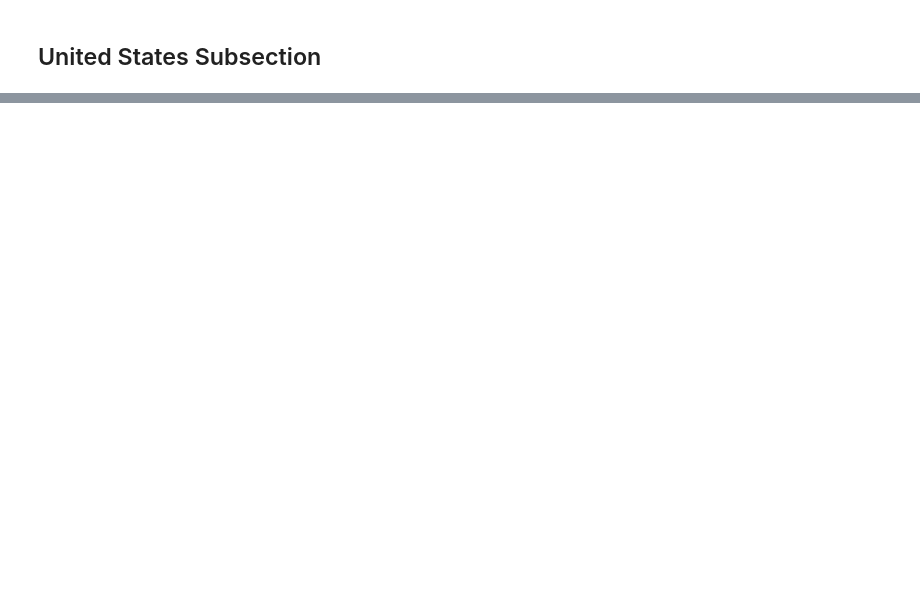
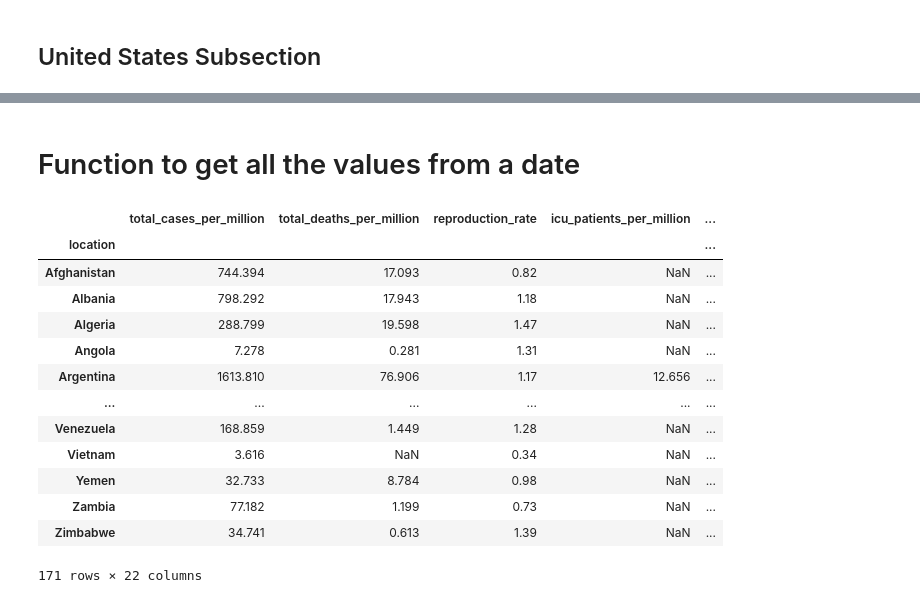
Before and after one commit to COGS118B/group_template, a Jupyter notebook: data_analysis.ipynb, the cells around one changed output, grey strips where cells are left out. Drawn from its saved outputs; the diff is of its cells as text; code cells hidden in the pictures; blank space fills up the shorter version.

```diff
--- a/data_analysis.ipynb
+++ b/data_analysis.ipynb
@@ -94,0 +95,62 @@ len(df['date'].unique())
+# %% [markdown]
+# Function to get all the values from a date
+# %%
+def clean_data_for_date(df, date):
+    """
+    Cleans the DataFrame by finding the data from a specified date, indexing by the location
+    and selecting only certain columns
+
+    Args:
+    df (pd.DataFrame): Input DataFrame.
+    date (string): Formatted like YYYY-MM-DD.
+
+    Returns:
+    pd.DataFrame: Cleaned up DataFrame.
+    """
+    df = df[df['date'] == date]
+    df = df.set_index('location')[
+        [
+            'total_cases_per_million',
+            'total_deaths_per_million',
+            'reproduction_rate',
+            'icu_patients_per_million',
+            'hosp_patients_per_million',
+            'total_tests_per_thousand',
+            'new_tests_per_thousand',
+            'positive_rate',
+            'tests_per_case',
+            'total_vaccinations_per_hundred',
+            'people_vaccinated_per_hundred',
+            'people_fully_vaccinated_per_hundred',
+            'total_boosters_per_hundred',
+            'stringency_index',
+            'population_density',
+            'extreme_poverty',
+            'cardiovasc_death_rate',
+            'handwashing_facilities',
+            'hospital_beds_per_thousand',
+            'life_expectancy',
+            'human_development_index',
+            'population'
+        ]
+    ]
+    df = df.drop('World')
+    return df[df.isna().sum(axis=1) <= 12]
+# %%
+df_loc = clean_data_for_date(df, '2020-07-01')
+df_loc
+# %% [output]
+|  | total_cases_per_million | total_deaths_per_million | reproduction_rate | icu_patients_per_million | ... |
+| location |  |  |  |  | ... |
+| Afghanistan | 744.394 | 17.093 | 0.82 | NaN | ... |
+| Albania | 798.292 | 17.943 | 1.18 | NaN | ... |
+| Algeria | 288.799 | 19.598 | 1.47 | NaN | ... |
+| Angola | 7.278 | 0.281 | 1.31 | NaN | ... |
+| Argentina | 1613.810 | 76.906 | 1.17 | 12.656 | ... |
+| ... | ... | ... | ... | ... | ... |
+| Venezuela | 168.859 | 1.449 | 1.28 | NaN | ... |
+| Vietnam | 3.616 | NaN | 0.34 | NaN | ... |
+| Yemen | 32.733 | 8.784 | 0.98 | NaN | ... |
+| Zambia | 77.182 | 1.199 | 0.73 | NaN | ... |
+| Zimbabwe | 34.741 | 0.613 | 1.39 | NaN | ... |
+171 rows × 22 columns
```
Also changed, not shown: parts of 34 cells of this notebook.
